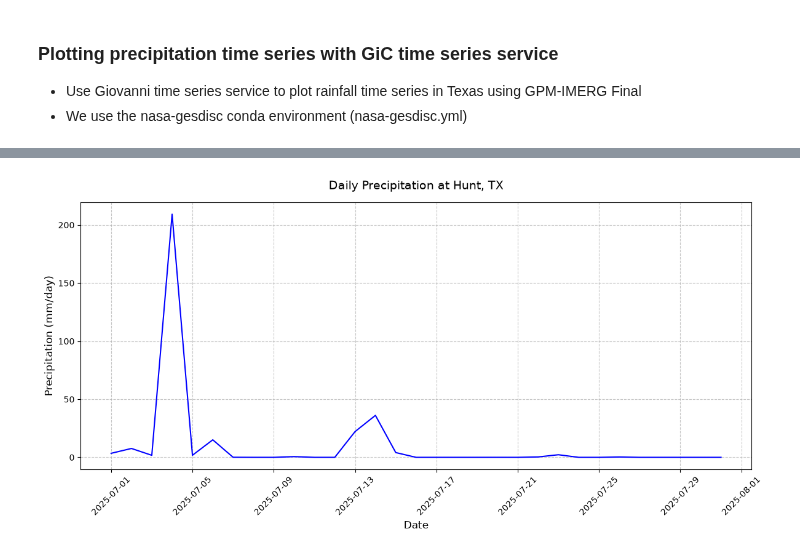
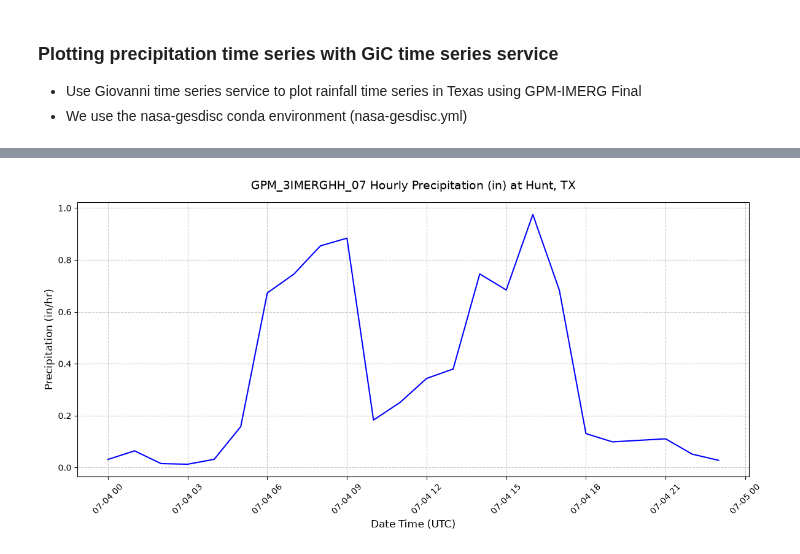
Before and after one commit to andrewmfisher/gesdisc-tutorials, a Jupyter notebook: conference-presentations/agu-2026/GiC_ts_and_maps.ipynb, the cells around one changed output, grey strips where cells are left out. Drawn from its saved outputs; the diff is of its cells as text; code cells hidden in the pictures.

Commit message:
plotting timeseries for july 4

```diff
--- a/conference-presentations/agu-2026/GiC_ts_and_maps.ipynb
+++ b/conference-presentations/agu-2026/GiC_ts_and_maps.ipynb
@@ -75,8 +75,8 @@ def parse_csv(ts):
 # Camp Mystic Guadalupe near Hunt, TX
 hunt_coords = [-99.37, 30.01] # lon, lat
 
-time_start = "2025-07-01T00:00:00"
-time_end = "2025-07-31T23:59:00"
+time_start = "2025-07-04T00:00:00"
+time_end = "2025-07-04T23:59:00"
 
 # data = entryID_version_variableshortname
 data = "GPM_3IMERGHH_07_precipitation"
@@ -84,6 +84,8 @@ data = "GPM_3IMERGHH_07_precipitation"
 auth = earthaccess.login()
 token = earthaccess.get_edl_token()['access_token']
 
+# https://api.giovanni.earthdata.nasa.gov/configured-variables/
+# https://api.giovanni.earthdata.nasa.gov/timeseries?data=GPM_3IMERGHH_07_precipitation&location=[30.01,-99.37]&time=2025-07-04T00:00:00/2025-07-04T23:59:00&version=07
 time_series_url = "https://api.giovanni.earthdata.nasa.gov/timeseries"
 
 ts_hunt = call_time_series(hunt_coords[1],hunt_coords[0],time_start,time_end,data)
@@ -107,29 +109,29 @@ print(df_hunt.head())
 # %%
-# Resample to daily and plot
+# Resample to hourly and plot
 df_hunt.set_index("Timestamp", inplace=True)
-daily_precip = df_hunt.resample('D').mean()
+hourly_precip_mm = df_hunt.resample('h').sum()
+hourly_precip_in = hourly_precip_mm/25.4
 # %%
 # Create the figure and axis
 plt.figure(figsize=(12, 6))
 
 # Plot the data (Timestamp on x-axis, Precipitation on y-axis)
-#plt.plot(24*3600*daily_precip, color='blue', linewidth=1.5) # converting instantaneous rainfall to daily
-plt.plot(48*daily_precip, color='blue', linewidth=1.5)
+plt.plot(hourly_precip_in, color='blue', linewidth=1.5)
 
 # Add titles and axis labels
-plt.title('Daily Precipitation at Hunt, TX', fontsize=14, pad=15)
-plt.xlabel('Date', fontsize=12)
+plt.title('GPM_3IMERGHH_07 Hourly Precipitation (in) at Hunt, TX', fontsize=14, pad=15)
+plt.xlabel('Date Time (UTC)', fontsize=12)
 
-plt.ylabel('Precipitation (mm/day)', fontsize=12)
+plt.ylabel('Precipitation (in/hr)', fontsize=12)
 
 # Add a grid for easier reading
 plt.grid(True, linestyle='--', alpha=0.7)
 
 # Rotate the x-axis date labels so they don't overlap
 plt.xticks(rotation=45)
 
 # Use tight_layout so the rotated labels don't get cut off
 plt.tight_layout()
 # %% [output]
-[figure, old version]
+[figure, new version]
 # %%
```
Also changed, not shown: parts of 2 cells of this notebook.
